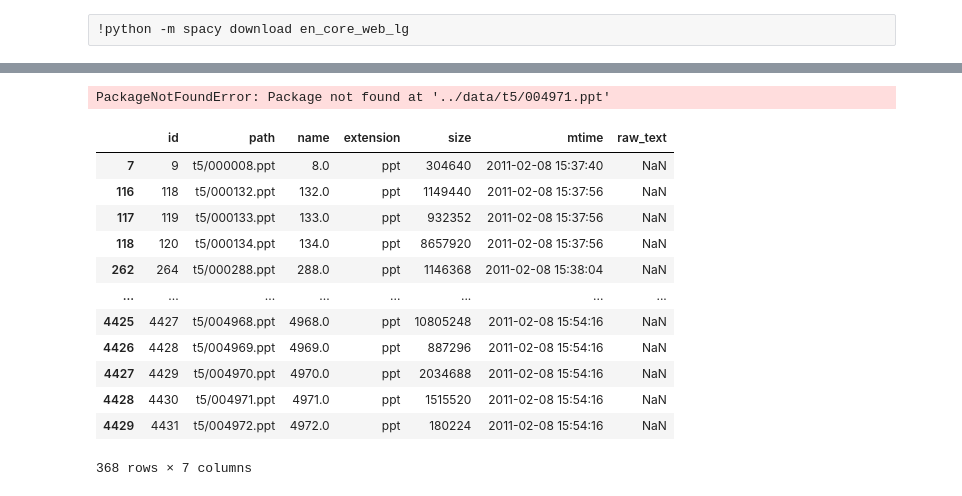
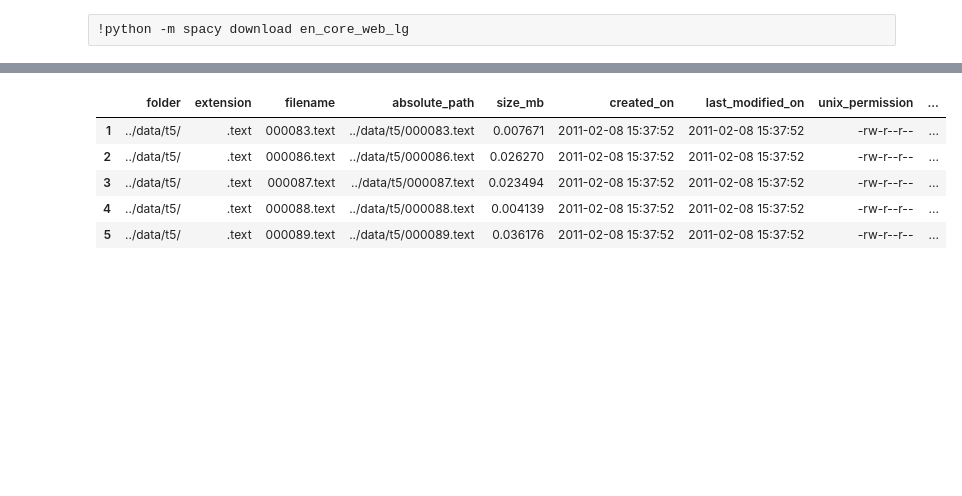
Before and after one commit to sizigia/controlledchaos, a Jupyter notebook: notebooks/3_Cleaning Text.ipynb, the cells around one changed output, grey strips where cells are left out. Saved outputs shown, nothing was run; the diff lists cells and outputs as text; code cells hidden in the pictures; blank space fills up the shorter version.

```diff
--- a/notebooks/3_Cleaning Text.ipynb
+++ b/notebooks/3_Cleaning Text.ipynb
@@ -31,20 +2,0 @@ df[df['raw_text'].isna()]
-# %%
-pptx.Presentation('../data/t5/004971.pptx').text
-# %% [output]
-PackageNotFoundError: Package not found at '../data/t5/004971.ppt'
-# %%
-df[df.extension == 'ppt']
-# %% [output]
-|  | id | path | name | extension | size | mtime | raw_text |
-| 7 | 9 | t5/000008.ppt | 8.0 | ppt | 304640 | 2011-02-08 15:37:40 | NaN |
-| 116 | 118 | t5/000132.ppt | 132.0 | ppt | 1149440 | 2011-02-08 15:37:56 | NaN |
-| 117 | 119 | t5/000133.ppt | 133.0 | ppt | 932352 | 2011-02-08 15:37:56 | NaN |
-| 118 | 120 | t5/000134.ppt | 134.0 | ppt | 8657920 | 2011-02-08 15:37:56 | NaN |
-| 262 | 264 | t5/000288.ppt | 288.0 | ppt | 1146368 | 2011-02-08 15:38:04 | NaN |
-| ... | ... | ... | ... | ... | ... | ... | ... |
-| 4425 | 4427 | t5/004968.ppt | 4968.0 | ppt | 10805248 | 2011-02-08 15:54:16 | NaN |
-| 4426 | 4428 | t5/004969.ppt | 4969.0 | ppt | 887296 | 2011-02-08 15:54:16 | NaN |
-| 4427 | 4429 | t5/004970.ppt | 4970.0 | ppt | 2034688 | 2011-02-08 15:54:16 | NaN |
-| 4428 | 4430 | t5/004971.ppt | 4971.0 | ppt | 1515520 | 2011-02-08 15:54:16 | NaN |
-| 4429 | 4431 | t5/004972.ppt | 4972.0 | ppt | 180224 | 2011-02-08 15:54:16 | NaN |
-368 rows × 7 columns
@@ -52,0 +18,11 @@ import spacy
+# %%
+df = pd.read_csv('../data/text_df.csv')
+# %%
+df.head()
+# %% [output]
+|  | folder | extension | filename | absolute_path | size_mb | created_on | last_modified_on | unix_permission | ... |
+| 1 | ../data/t5/ | .text | 000083.text | ../data/t5/000083.text | 0.007671 | 2011-02-08 15:37:52 | 2011-02-08 15:37:52 | -rw-r--r-- | ... |
+| 2 | ../data/t5/ | .text | 000086.text | ../data/t5/000086.text | 0.026270 | 2011-02-08 15:37:52 | 2011-02-08 15:37:52 | -rw-r--r-- | ... |
+| 3 | ../data/t5/ | .text | 000087.text | ../data/t5/000087.text | 0.023494 | 2011-02-08 15:37:52 | 2011-02-08 15:37:52 | -rw-r--r-- | ... |
+| 4 | ../data/t5/ | .text | 000088.text | ../data/t5/000088.text | 0.004139 | 2011-02-08 15:37:52 | 2011-02-08 15:37:52 | -rw-r--r-- | ... |
+| 5 | ../data/t5/ | .text | 000089.text | ../data/t5/000089.text | 0.036176 | 2011-02-08 15:37:52 | 2011-02-08 15:37:52 | -rw-r--r-- | ... |
```
Also changed, not shown: parts of 40 cells of this notebook, 4 other files.
